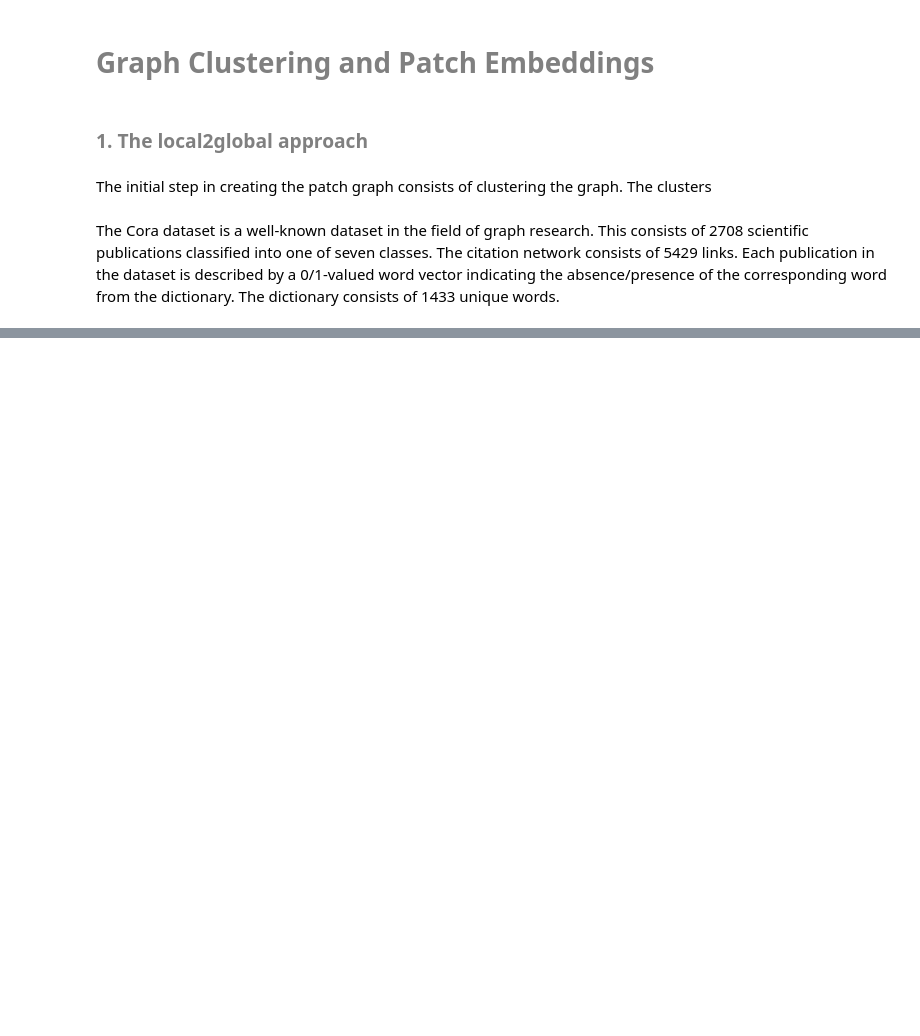
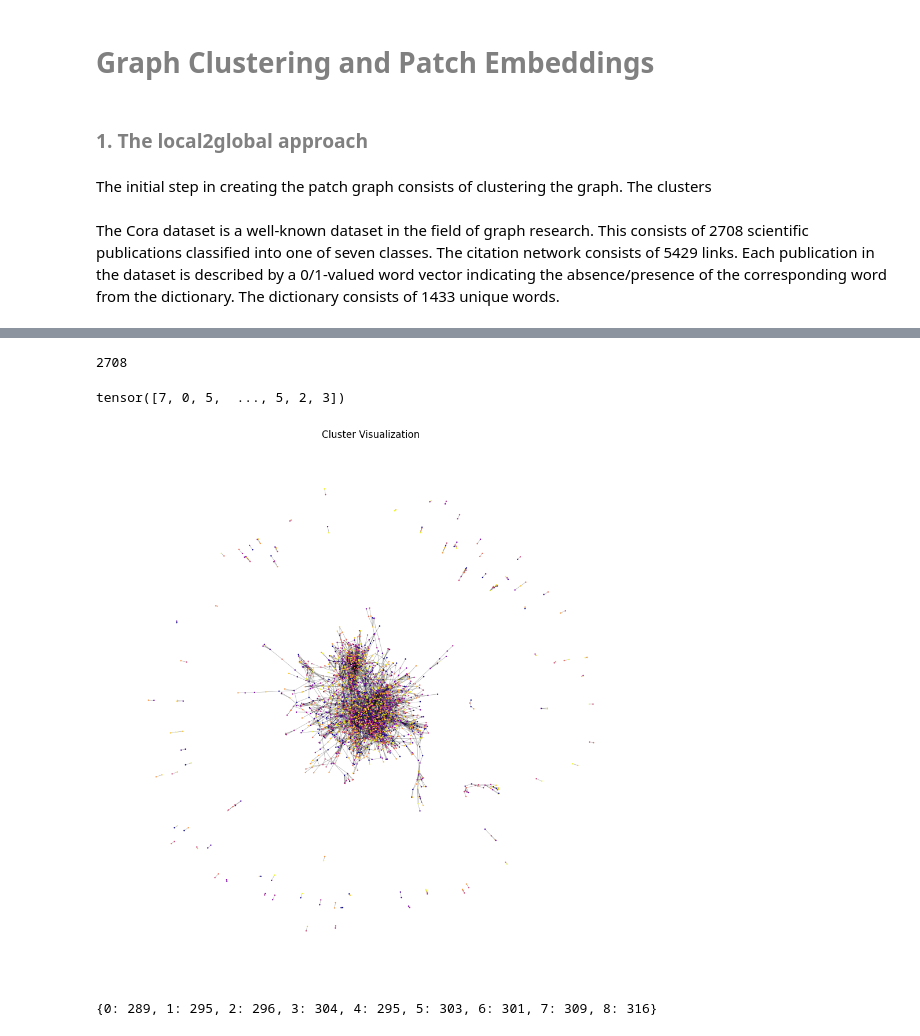
Before and after one commit to OxfordRSE/L2Gv2, a Jupyter notebook: examples/clustering.ipynb, the cells around one changed output, grey strips where cells are left out. Saved outputs shown, nothing was run; the diff lists cells and outputs as text; code cells hidden in the pictures; blank space fills up the shorter version.

```diff
--- a/examples/clustering.ipynb
+++ b/examples/clustering.ipynb
@@ -105,0 +45,35 @@ df.head()
+# %%
+coral.num_nodes
+# %% [output]
+2708
+# %%
+# For the time being, use TGraph. Eventually, switch to Raphtory
+tgraph = TGraph(coral.edge_index)
+# %%
+num_clusters = 9
+# %%
+cluster_tensor = metis_clustering(tgraph, num_clusters=num_clusters)
+cluster_tensor
+# %% [output]
+tensor([7, 0, 5,  ..., 5, 2, 3])
+# %%
+# Visualize
+G = to_networkx(coral, to_undirected=True)
+node_colors = [cluster_tensor[node].item() for node in G.nodes()]
+pos = nx.spring_layout(G, seed=42)
+# %%
+plt.figure(figsize=(12, 12))
+nodes = nx.draw_networkx_nodes(G, pos, node_color=node_colors, node_size=0.5, nodelist=list(cent.keys()), cmap=plt.get_cmap('plasma'))
+edges = nx.draw_networkx_edges(G, pos, width=0.5, alpha=0.3)
+plt.title('Cluster Visualization')
+plt.axis('off')
+plt.show()
+# %% [output]
+[figure, added]
+# %%
+# Compute unique clusters and their counts
+unique_clusters, counts = torch.unique(cluster_tensor, return_counts=True)
+cluster_counts = dict(zip(unique_clusters.tolist(), counts.tolist()))
+print(cluster_counts)
+# %% [output]
+{0: 289, 1: 295, 2: 296, 3: 304, 4: 295, 5: 303, 6: 301, 7: 309, 8: 316}
```
Also changed, not shown: parts of 16 cells of this notebook, 11 other files.
